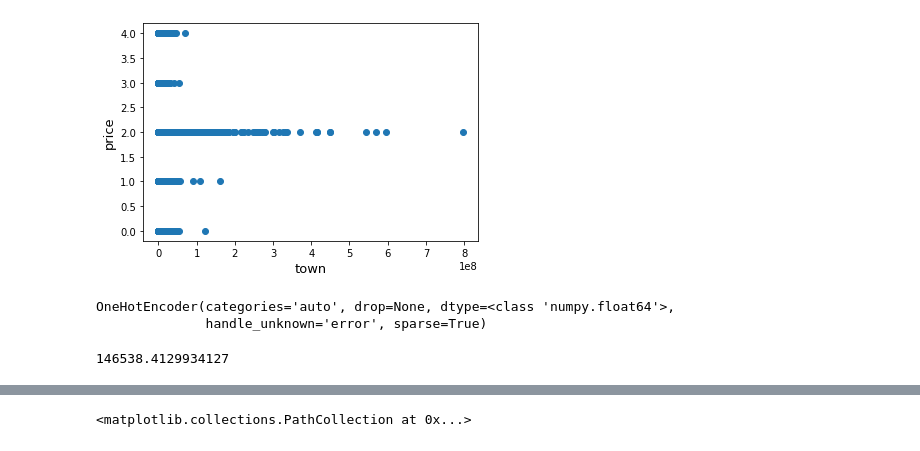
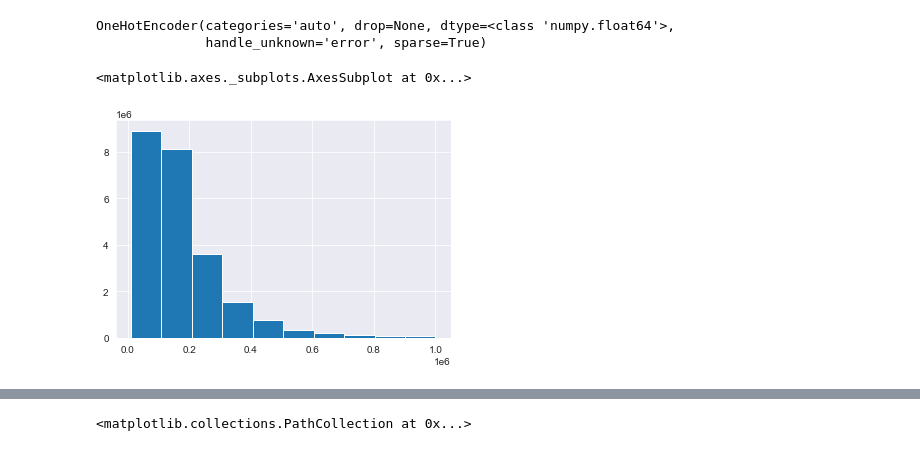
Before and after one commit to feay1234/WikiHow-Task-Based, a Jupyter notebook: Amazon - House Price Prediction.ipynb, the cells around one changed output, grey strips where cells are left out. Saved outputs shown, nothing was run; the diff lists cells and outputs as text; code cells hidden in the pictures.

```diff
--- a/Amazon - House Price Prediction.ipynb
+++ b/Amazon - House Price Prediction.ipynb
@@ -4,13 +4,18 @@ SELECT_COLUMN = [1,2,4,6,11] # We only consider price, date of the purchase, pro
 df = pd.read_csv("data/pp-complete.csv", names=["price", "date", "ptype", "duration", "town"], sep=",", usecols=SELECT_COLUMN)
 # %%
 # Data Preprocessing
-for c in ['duration', 'ptype']:
-    df[c] = df[c].astype('category')
-    df[c] = df[c].cat.codes
-
+# for c in ['duration', 'ptype']:
+#     df[c] = df[c].astype('category')
+#     df[c] = df[c].cat.codes
 df['isLondon'] = [1 if i == "LONDON" else 0 for i in df['town']]
 df['date'] =  pd.to_datetime(df['date'], format='%Y-%m-%d')
 df["year"] = df['date'].dt.year
+
+# remove rows with missing values
+df = df.dropna()
+# remove duplicate rows
+df = df.drop_duplicates()
+# delete unknown for duration
 # %%
 from sklearn.preprocessing import OneHotEncoder
 # creating instance of one-hot-encoder
@@ -24,2 +22,0 @@ a.shape
-# %%
-df['price'] = df['price'].astype('int')
@@ -39,8 +24,0 @@ df[['price', 'year']].plot()
-# %%
-fig, ax = plt.subplots()
-ax.scatter(x = df['price'], y = df['ptype'])
-plt.ylabel('price', fontsize=13)
-plt.xlabel('town', fontsize=13)
-plt.show()
-# %% [output]
-[figure, removed]
@@ -46,0 +27,5 @@ plt.show()
+# %%
+enc.fit(df[['ptype', 'duration', 'isLondon']])
+# %% [output]
+OneHotEncoder(categories='auto', drop=None, dtype=<class 'numpy.float64'>,
+              handle_unknown='error', sparse=True)
@@ -47 +47,6 @@ plt.show()
+# %%
+df.price.hist(range=(100000,1000000))
+# %% [output]
+<matplotlib.axes._subplots.AxesSubplot at 0x...>
+[figure, added]
 # %%
@@ -49,9 +53,0 @@ sdf = df[(df.price > 10000) & (df.price <=100000)]
-# %%
-enc.fit(sdf[['ptype', 'duration', 'isLondon']])
-# %% [output]
-OneHotEncoder(categories='auto', drop=None, dtype=<class 'numpy.float64'>,
-              handle_unknown='error', sparse=True)
-# %%
-sdf['price'].mean()
-# %% [output]
-146538.4129934127
```
Also changed, not shown: parts of 53 cells of this notebook, 1 other file.
